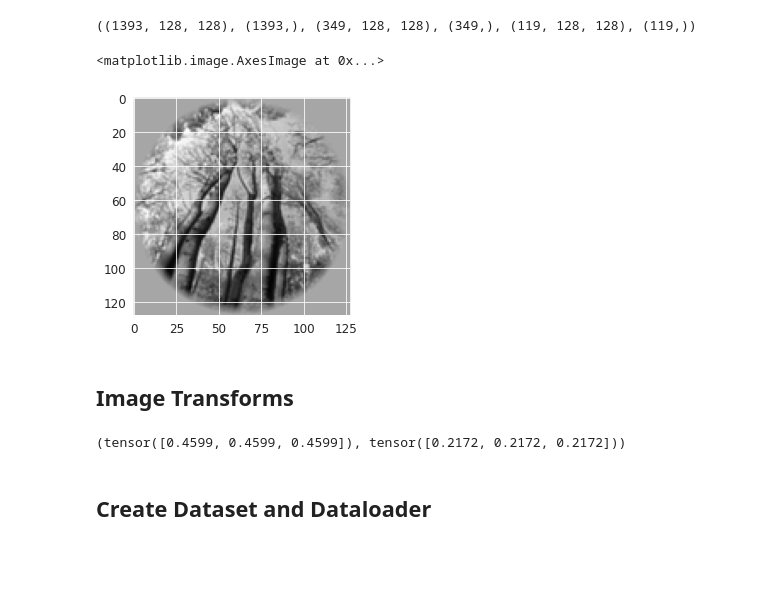
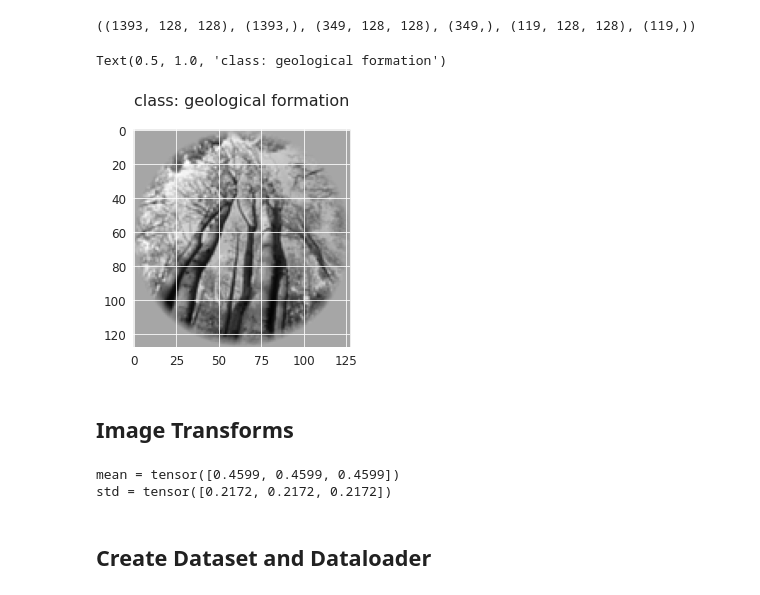
Before and after one commit to theairbend3r/decoding-thoughts, a Jupyter notebook: notebooks/02_stimulus_cnn.ipynb, the cells around one changed output. Saved outputs shown, nothing was run; the diff lists cells and outputs as text; code cells hidden in the pictures; blank space fills up the shorter version.

```diff
--- a/notebooks/02_stimulus_cnn.ipynb
+++ b/notebooks/02_stimulus_cnn.ipynb
@@ -68,11 +72,6 @@ x_test, y_test = prepare_data_arrays(all_data=all_data,
 x_train.shape, y_train.shape, x_val.shape, y_val.shape, x_test.shape, y_test.shape
 # %% [output]
 ((1393, 128, 128), (1393,), (349, 128, 128), (349,), (119, 128, 128), (119,))
-# %%
-plt.imshow(x_train[0], cmap="gray")
-# %% [output]
-<matplotlib.image.AxesImage at 0x...>
-[figure, removed]
 # %%
 class2idx = {k:i for i,k in enumerate(np.unique(y_trainval))}
 idx2class = {v:k for k,v in class2idx.items()}
@@ -79,3 +84,9 @@ idx2class = {v:k for k,v in class2idx.items()}
+# %%
+plt.imshow(x_train[0], cmap="gray")
+plt.title(f"class: {y_train[0]}")
+# %% [output]
+Text(0.5, 1.0, 'class: geological formation')
+[figure, added]
 # %% [markdown]
 ## Image Transforms
 # %%
@@ -87,12 +98,13 @@ og_transform = A.Compose([
 og_dataset = StimulusDataset(
         x_img=x_train, y_lbl=y_train, img_transform=og_transform, class2idx=class2idx
     )
+
+dataset_mean, dataset_std = calculate_mean_std(dataset = og_dataset)
+
+print(f"mean = {dataset_mean}\nstd = {dataset_std}")
+# %% [output]
+mean = tensor([0.4599, 0.4599, 0.4599])
+std = tensor([0.2172, 0.2172, 0.2172])
-# %%
-dataset_mean, dataset_std = calculate_mean_std(dataset = og_dataset)
-
-dataset_mean, dataset_std
-# %% [output]
-(tensor([0.4599, 0.4599, 0.4599]), tensor([0.2172, 0.2172, 0.2172]))
 # %%
 img_transform = {
     "train": A.Compose([
```
Also changed, not shown: parts of 10 cells of this notebook, 1 other file.
